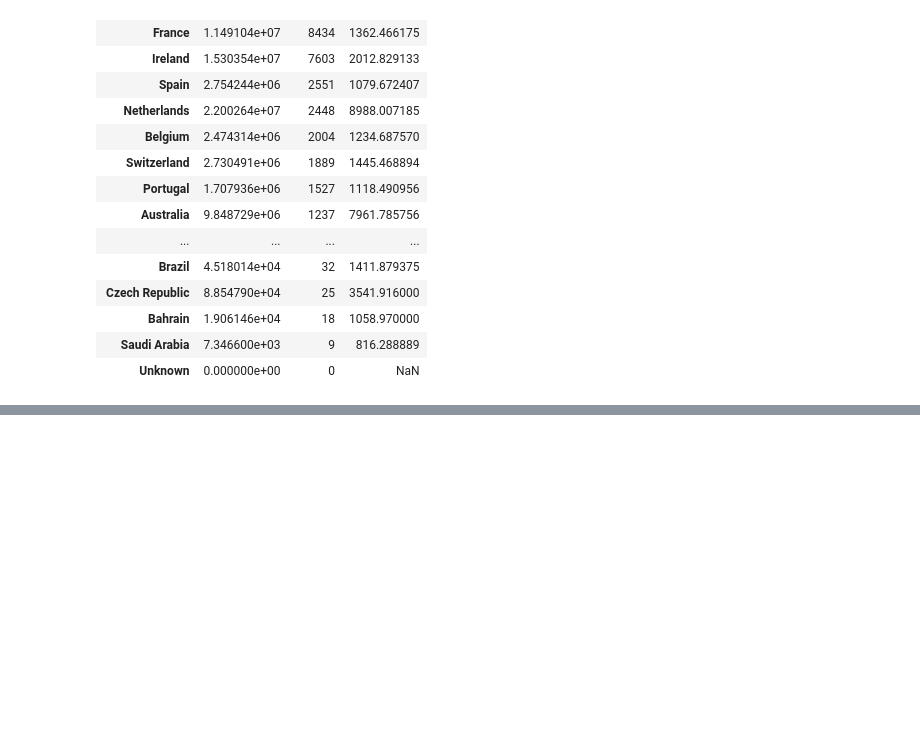
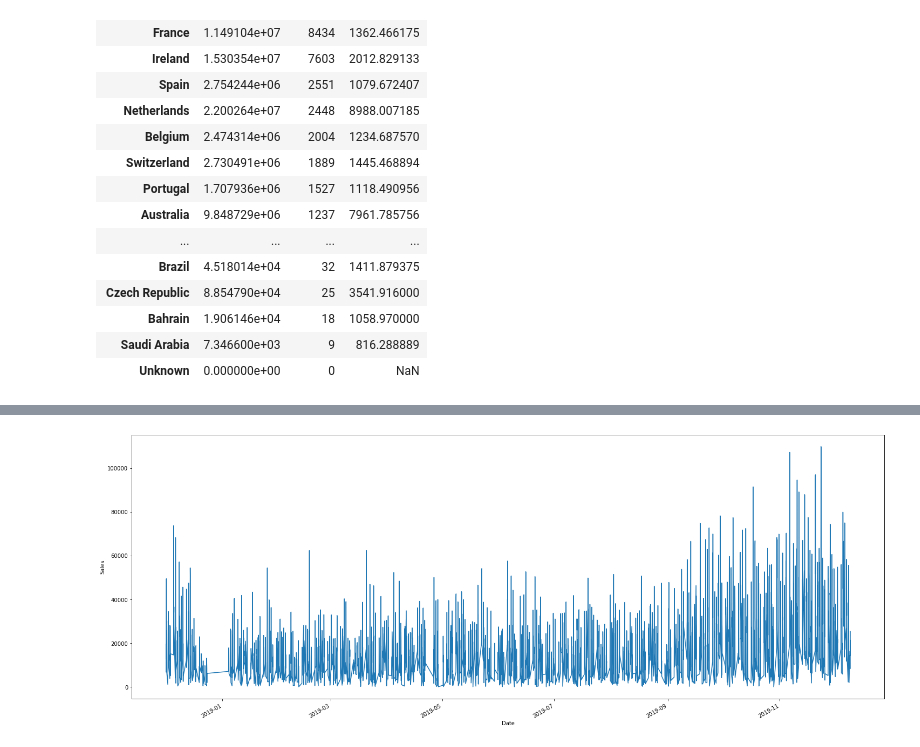
Before and after one commit to Jacopo-Spadon/E-Commerce, a Jupyter notebook: Ecom20too.ipynb, the cells around one changed output, grey strips where cells are left out. Cells and saved outputs as stored; diff of their text form; code cells hidden in the pictures; blank space fills up the shorter version.

```diff
--- a/Ecom20too.ipynb
+++ b/Ecom20too.ipynb
@@ -349,0 +330,7 @@ cat_freq
+# %%
+# Create a filtered DF
+
+df2=df.drop(['Description',	'product_type', 'rating', 'review_count', 'ASIN', 'InvoiceNo', 'Quantity','price', 'CustomerID', 'Country'], axis=1)
+df_filtered = df2[df2['total_sale'] <= 648]
+df_filtered2 = df_filtered[df_filtered['total_sale'] >= 60]
+df_filtered2.info
@@ -350,2 +352,19 @@ cat_freq
+# %%
+# Average Sales per Week
+
+df_filtered2 = df_filtered2.groupby(df_filtered2['invoice_date'])['total_sale'].sum().reset_index()
+df_filtered2 = df_filtered2.set_index('invoice_date')
+df_filtered2.index = pd.to_datetime(df_filtered2.index)
+
+y = df_filtered2['total_sale'].resample('W-MON')
+
+
+y.plot(figsize=(25, 10))
+plt.xlabel('Date')
+plt.ylabel('Sales')
+plt.xticks(fontsize=10)
+plt.yticks(fontsize=10);
+# %% [output]
+[figure, added]
 # %%
 #%reset
```
Also changed, not shown: parts of 15 cells of this notebook.
